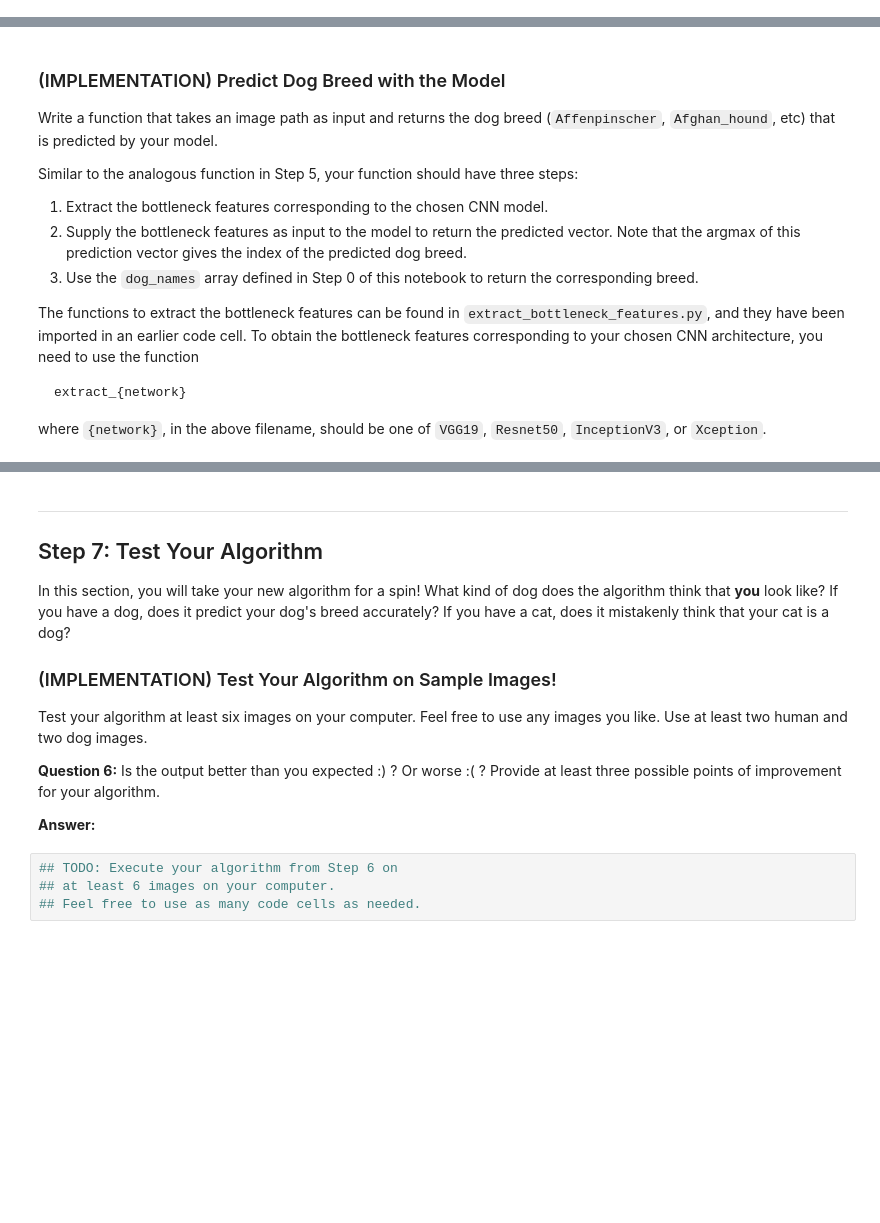
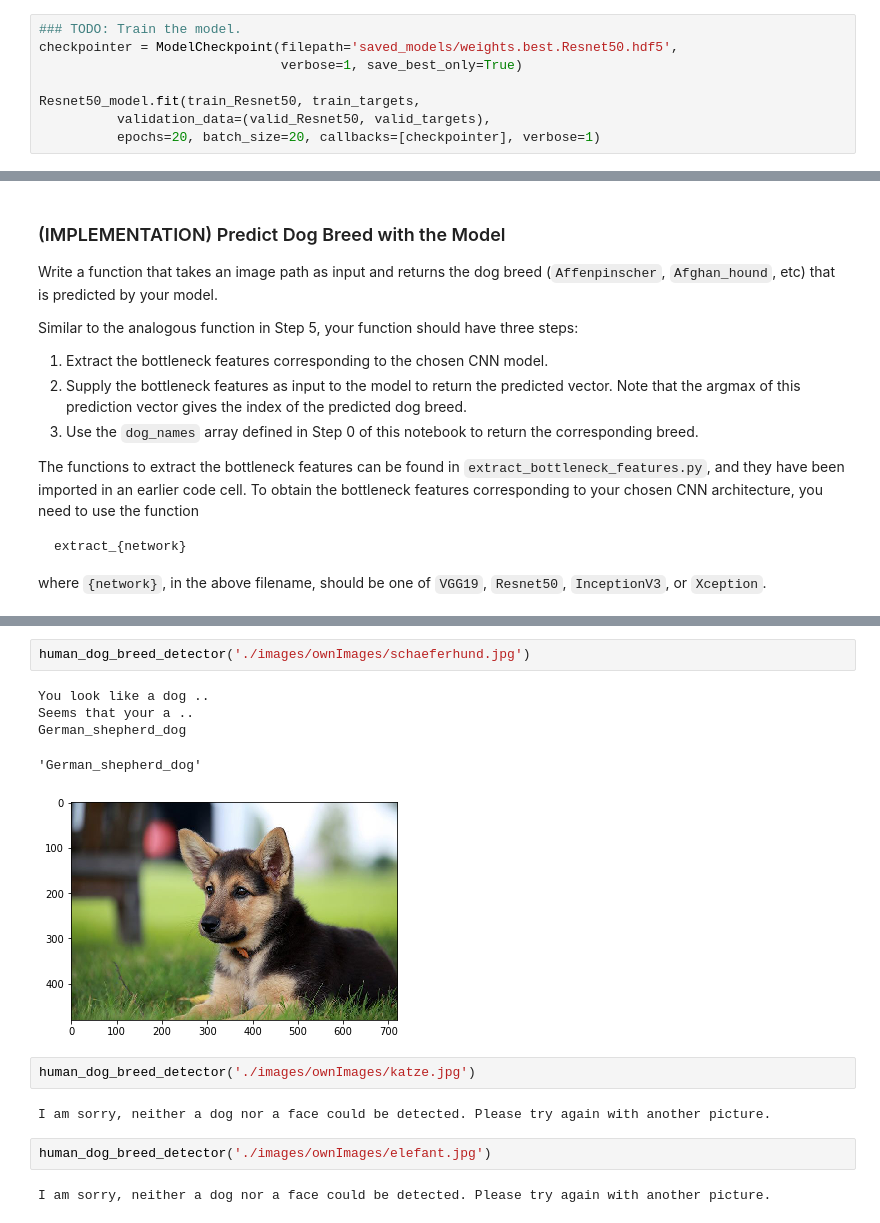
Before and after one commit to bulki24/AIND-dog-project, a Jupyter notebook: dog_app.ipynb, the cells around one changed output, grey strips where cells are left out. Cells and saved outputs as stored; diff of their text form; blank space fills up the shorter version.

```diff
--- a/dog_app.ipynb
+++ b/dog_app.ipynb
@@ -629,0 +654,8 @@ You are welcome to [augment the training data](https://blog.keras.io/building-po
+# %%
+### TODO: Train the model.
+checkpointer = ModelCheckpoint(filepath='saved_models/weights.best.Resnet50.hdf5',
+                               verbose=1, save_best_only=True)
+
+Resnet50_model.fit(train_Resnet50, train_targets,
+          validation_data=(valid_Resnet50, valid_targets),
+          epochs=20, batch_size=20, callbacks=[checkpointer], verbose=1)
@@ -679,18 +802,16 @@ Some sample output for our algorithm is provided below, but feel free to design
-# %% [markdown]
----
-<a id='step7'></a>
-## Step 7: Test Your Algorithm
-
-In this section, you will take your new algorithm for a spin!  What kind of dog does the algorithm think that __you__ look like?  If you have a dog, does it predict your dog's breed accurately?  If you have a cat, does it mistakenly think that your cat is a dog?
-
-### (IMPLEMENTATION) Test Your Algorithm on Sample Images!
-
-Test your algorithm at least six images on your computer.  Feel free to use any images you like.  Use at least two human and two dog images.
-
-__Question 6:__ Is the output better than you expected :) ?  Or worse :( ?  Provide at least three possible points of improvement for your algorithm.
-
-__Answer:__
-# %%
-## TODO: Execute your algorithm from Step 6 on
-## at least 6 images on your computer.
-## Feel free to use as many code cells as needed.
+# %%
+human_dog_breed_detector('./images/ownImages/schaeferhund.jpg')
+# %% [output]
+You look like a dog ..
+Seems that your a ..
+German_shepherd_dog
+'German_shepherd_dog'
+[figure, added]
+# %%
+human_dog_breed_detector('./images/ownImages/katze.jpg')
+# %% [output]
+I am sorry, neither a dog nor a face could be detected. Please try again with another picture.
+# %%
+human_dog_breed_detector('./images/ownImages/elefant.jpg')
+# %% [output]
+I am sorry, neither a dog nor a face could be detected. Please try again with another picture.
```
Also changed, not shown: parts of 22 cells of this notebook, 8 other files.
